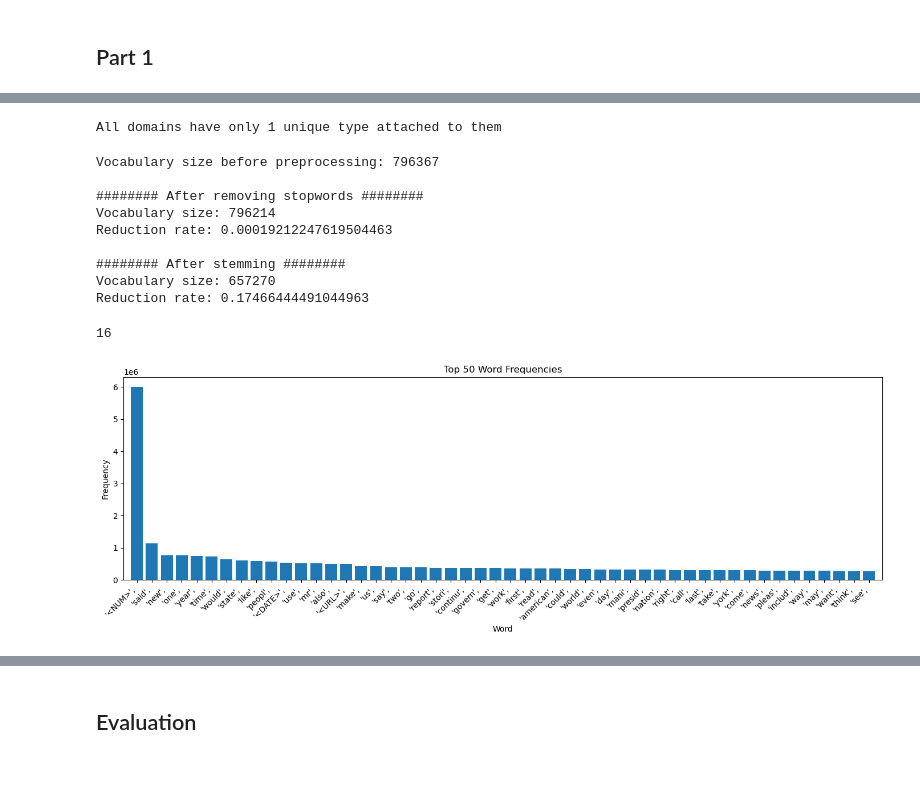
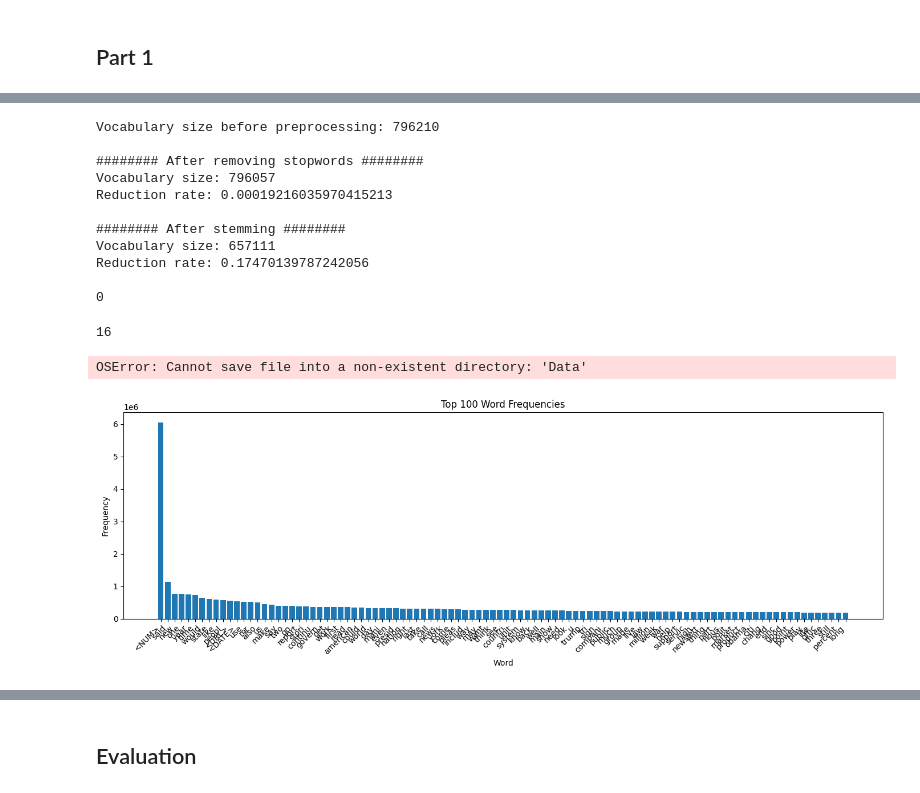
Before and after one commit to MikkelPraestegaard/GDS-final-assignment, a Jupyter notebook: Code.ipynb, the cells around one changed output, grey strips where cells are left out. Drawn from its saved outputs; the diff is of its cells as text; code cells hidden in the pictures.

```diff
--- a/Code.ipynb
+++ b/Code.ipynb
@@ -60,6 +60,8 @@ NUM_RE = re.compile(r'\b\d+\b')
 # Words + special tokens.
 TOKENS = re.compile(r'<[^>]+>|[a-z]+')
 
+#non-english characters
+NON_ENG = re.compile(r'[^\x00-\x7F]+')
 
 # Get stopword list and stemmer.
 stop_words = set(stopwords.words('english'))
@@ -85,6 +87,7 @@ def preprocessing(df):
         text = URL_RE.sub(" <URL> ", text)
         text = DATE_RE.sub(" <DATE> ", text)
         text = NUM_RE.sub(" <NUM> ", text)
+        text = NON_ENG.sub(" <NON_ENG> ", text)
 
         # Make a list of tokens in the text
         tokens_before  = TOKENS.findall(text)
@@ -93,14 +96,11 @@ def preprocessing(df):
         if len(tokens_non_eng) > 20:
             non_eng_articles += 1
 
-
         # Remove stop words
         tokens_no_stop = [t for t in tokens_before if t not in stop_words]
 
         # Stem the tokens
         tokens_stemmed = stemmer.stemWords(tokens_no_stop)
-
-
 
         # Save the vocabularies at each step
         vocab_before.update(tokens_before)
@@ -118,7 +118,7 @@ def preprocessing(df):
         print(f"Vocabulary size: {len(vocab)}")
         print(f'Reduction rate: {1 - (len(vocab)/len(vocab_before))}\n')
 
-    print(f'Number of non-english articles {non_eng_articles}')
+    print(non_eng_articles)
     return df
 # %%
 # Mikkel
@@ -158,18 +178,0 @@ df1 = df1.dropna(subset=['content'])
-# %%
-grouped_domain = df1[['type', 'domain']].groupby(by='domain')
-
-c = 0
-for i, v in grouped_domain:
-    if len(v['type'].unique()) > 1:
-        print('This domain has more then one type')
-    else:
-        c +=1
-
-if c == len(grouped_domain):
-    print('All domains have only 1 unique type attached to them')
-else:
-    print(f'{len(df1) - c} have more than 1 unique type')
-
-del grouped_domain
-# %% [output]
-All domains have only 1 unique type attached to them
@@ -187,13 +181,15 @@ df1 = preprocessing(df1)
 
 gc.collect()
 # %% [output]
-Vocabulary size before preprocessing: 796367
+Vocabulary size before preprocessing: 796210
 
 ######## After removing stopwords ########
-Vocabulary size: 796214
-Reduction rate: 0.00019212247619504463
+Vocabulary size: 796057
+Reduction rate: 0.00019216035970415213
 
 ######## After stemming ########
-Vocabulary size: 657270
-Reduction rate: 0.17466444491044963
+Vocabulary size: 657111
+Reduction rate: 0.17470139787242056
+
+0
 16
@@ -204,3 +196,8 @@ print(df2.head())
+# %%
+# Save preprocessed data to file
+df1.to_csv('Data/preprocessed.csv')
+# %% [output]
+OSError: Cannot save file into a non-existent directory: 'Data'
 # %%
 def wordcount(data):
     counter = Counter()
@@ -229,40 +226,44 @@ def visualize_top_words(
     label_limit = 100
 
     # Count words using Counter
-    counter = wordcount(data)
+    counter = Counter()
+    for doc in data:
+        if isinstance(doc, str):
+            tokens = doc.split()
+        else:
+            tokens = doc
+        counter.update(tokens)
 
     # Get the top_n words and their counts
     top_counts = counter.most_common(top_n)
     words, freqs = zip(*top_counts)  # separate words and counts
 
     # Plot
     plt.figure(figsize=(14, 5))
 
     if loglog:
         ranks = np.arange(1, len(freqs) + 1)
         plt.loglog(ranks, freqs)
         plt.xlabel("Rank")
         plt.ylabel("Frequency")
         plt.title("Word Frequency (Log-Log Scale)")
     else:
         if top_n <= label_limit:
-            ranks = np.arange(len(words))
-            plt.bar(words, freqs, align='center')
-            plt.xticks(ranks, words, rotation=45, ha='right')
+            plt.bar(words, freqs)
+            plt.xticks(rotation=45, ha='right')
             plt.xlabel("Word")
         else:
             plt.plot(freqs)
             plt.xlabel("Rank")
         plt.ylabel("Frequency")
         plt.title(f"Top {len(freqs)} Word Frequencies")
 
-    plt.margins(x=0.01)
     plt.tight_layout()
     plt.show()
 
     return
 
-visualize_top_words(df1['tokenized'], 50, loglog=False)
+visualize_top_words(df1['tokenized'], 100, loglog=False)
 # %% [output]
-[figure, old version]
+[figure, new version]
 # %%
```
Also changed, not shown: parts of 17 cells of this notebook.
